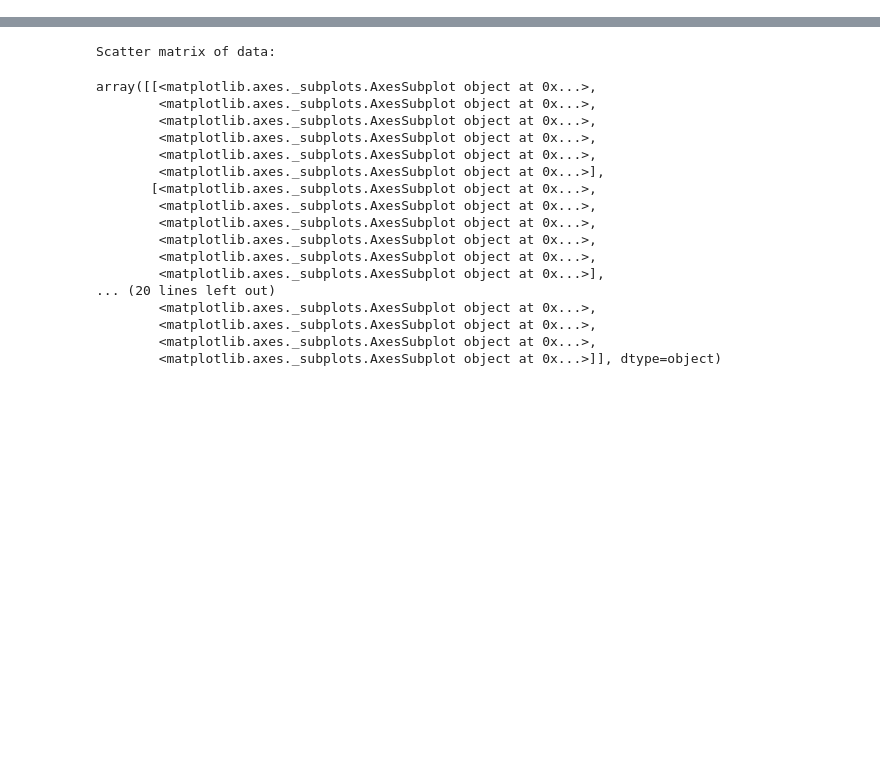
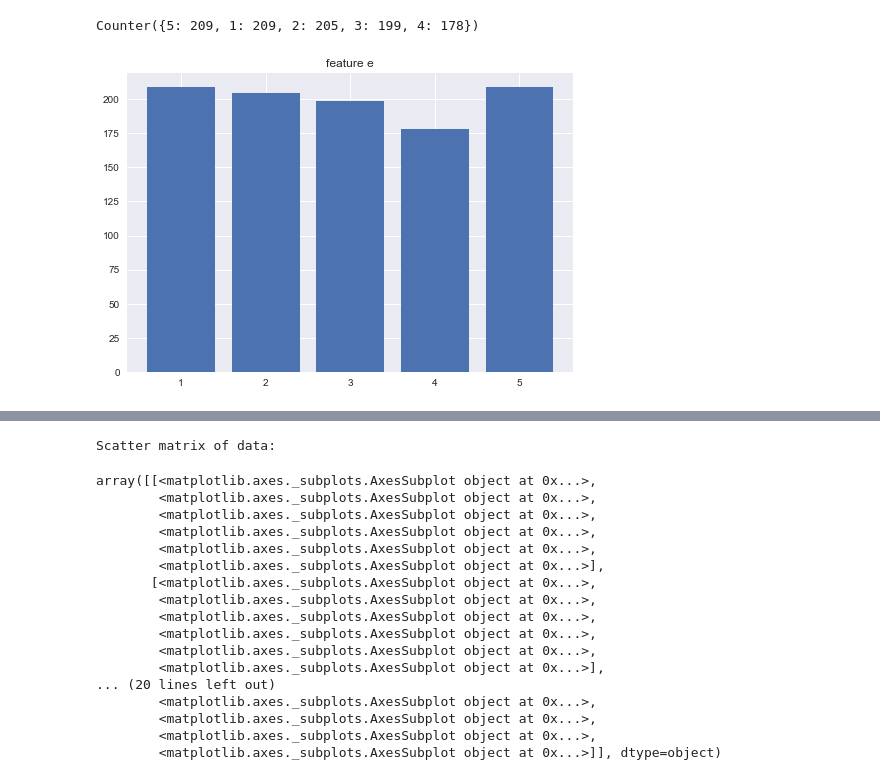
Before and after one commit to jacopoventura/6Datasets_challange, a Jupyter notebook: dataSet3.ipynb, the cells around one changed output, grey strips where cells are left out. Drawn from its saved outputs; the diff is of its cells as text; code cells hidden in the pictures; blank space fills up the shorter version.

```diff
--- a/dataSet3.ipynb
+++ b/dataSet3.ipynb
@@ -52,2 +80,33 @@ Descriptive statistics of the dataset:
+# %%
+# frequencies of discrete numerical values
+import collections
+
+# frequecies of discrete numerical feature
+def freq_discrete_feature(feature):
+
+    feature_freq = collections.Counter(feature)
+    print(feature_freq)
+
+    dim = len(feature_freq)
+    dim_0 = 0
+    if feature_freq[0]==0:
+        dim = dim + 1
+        dim_0 = 1
+
+    # create output
+    feature_freq_ordered = [feature_freq[i] for i in range(dim_0,dim)]
+    feature_ordered = [i for i in range(dim_0,dim)]
+
+    return feature_ordered, feature_freq_ordered
+
+feature_e_ordered, feature_e_freq_ordered = freq_discrete_feature(dataset['e'].values)
+
+plt.bar(feature_e_ordered,feature_e_freq_ordered)
+plt.title('feature e')
+plt.xticks(feature_e_ordered)
+plt.show()
+# %% [output]
+Counter({5: 209, 1: 209, 2: 205, 3: 199, 4: 178})
+[figure, added]
 # %%
 # Histograms of data
```
Also changed, not shown: parts of 24 cells of this notebook, 1 other file.
